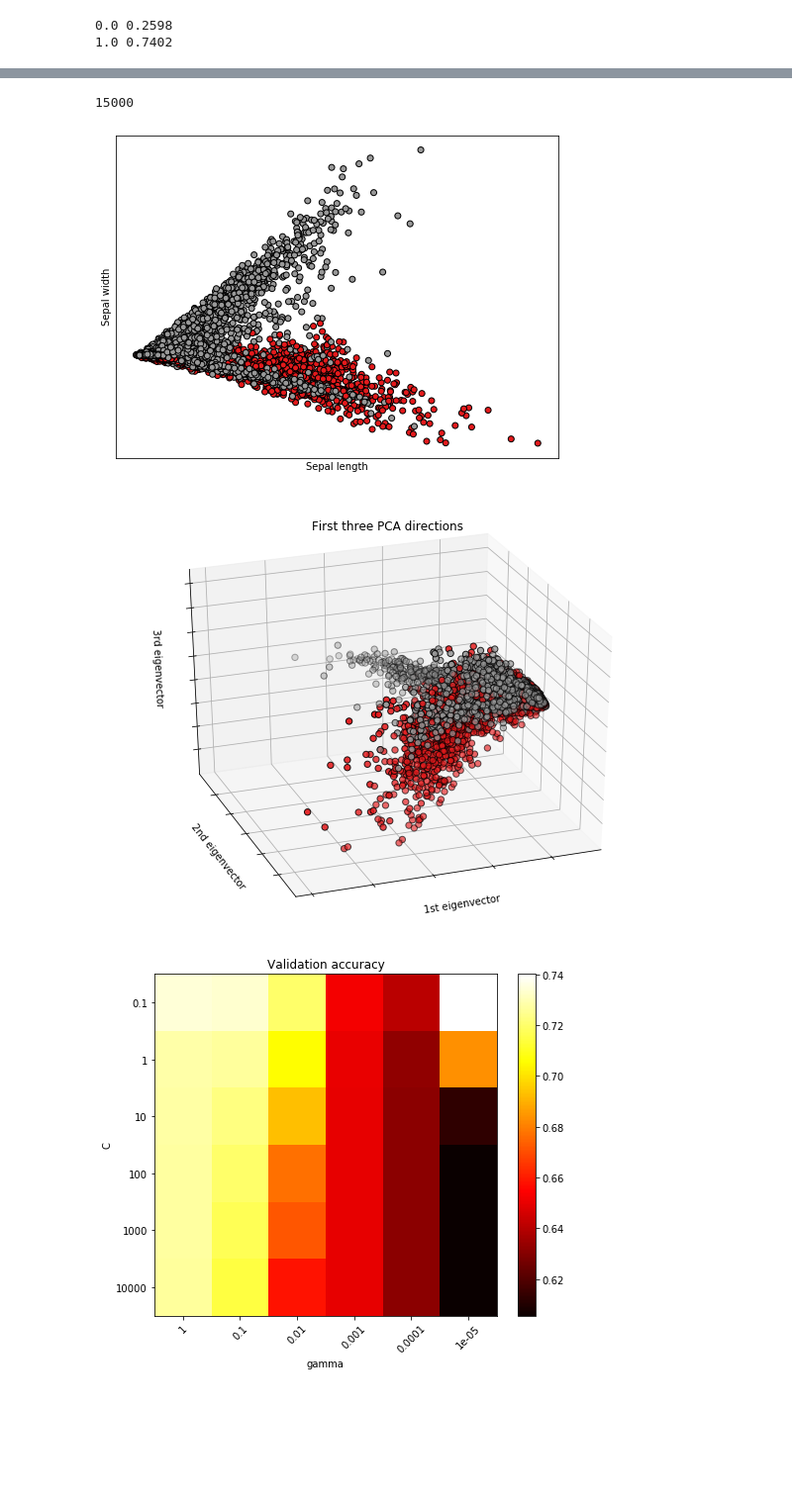
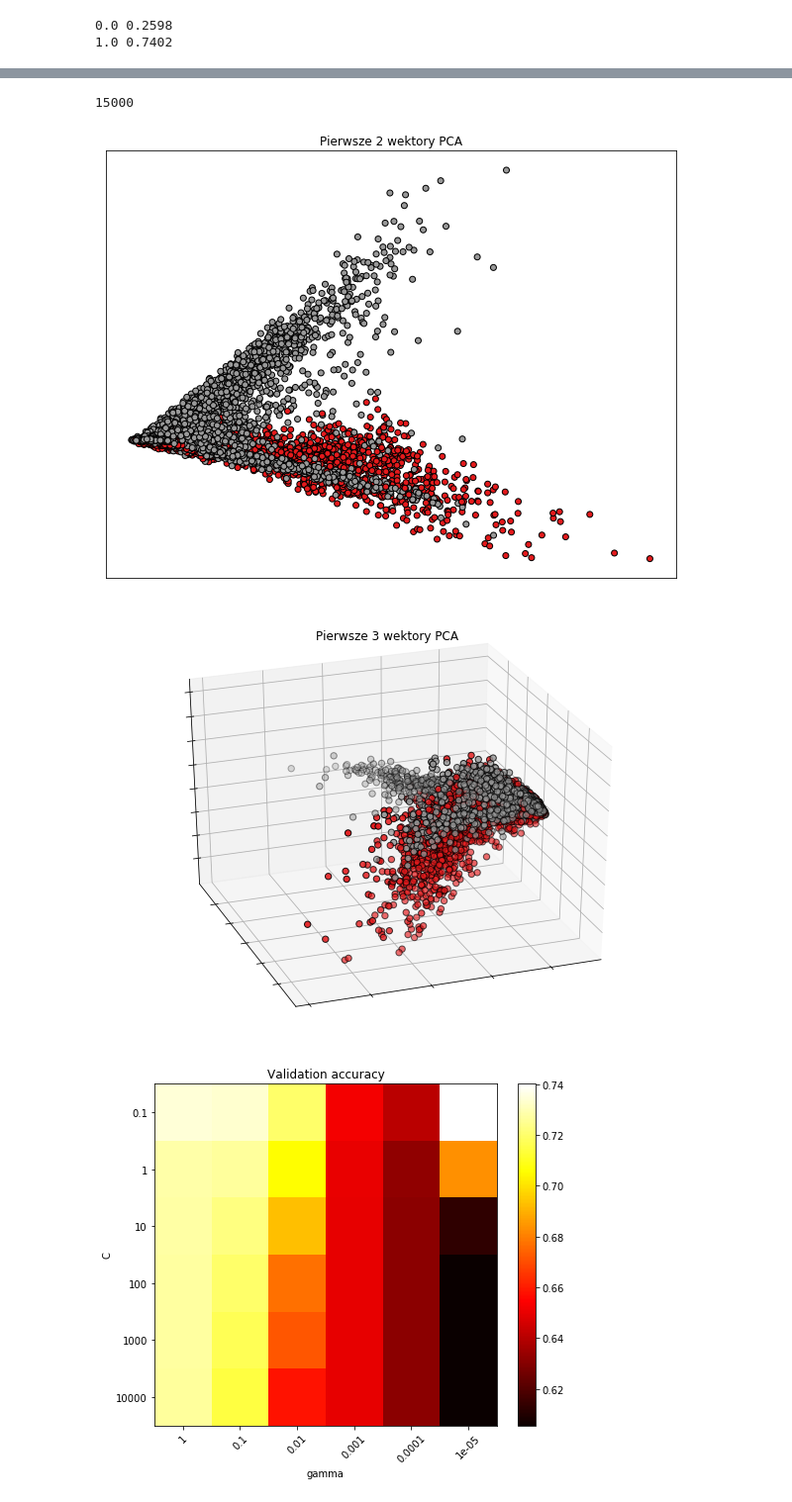
Before and after one commit to TheCommonCold/UM-lab-13, a Jupyter notebook: notebook.ipynb, the cells around one changed output, grey strips where cells are left out. Shown: that part at 99% size. Saved outputs shown, nothing was run; the diff lists cells and outputs as text; code cells hidden in the pictures; blank space fills up the shorter version.

```diff
--- a/notebook.ipynb
+++ b/notebook.ipynb
@@ -19,6 +19,13 @@ import pickle
 import numpy as np
 import matplotlib.pyplot as plt
 from matplotlib.colors import Normalize
+from sklearn import svm
+from sklearn.model_selection import GridSearchCV
+from sklearn.model_selection import StratifiedKFold
+from sklearn.metrics import make_scorer
+from imblearn.metrics import geometric_mean_score
+from sklearn.pipeline import Pipeline
+from sklearn.preprocessing import Normalizer
 
 import numpy as np
 np.set_printoptions(precision=4)
@@ -26,7 +33,8 @@ np.set_printoptions(suppress=True)
 
 data = np.genfromtxt(fname = '132234-svm.txt', dtype='str')
 
-X = data[1:,:-2].astype(np.float)
+
+X = data[1:,:-1].astype(np.float)
 y = data[1:,-1].astype(np.float)
 header = data[0]
 # %%
@@ -84,42 +141,40 @@ stat74 (array([115,   0,   0,   0,   0,   0,   0,   0,   0,   3], dtype=int64),
 import matplotlib.pyplot as plt
 from mpl_toolkits.mplot3d import Axes3D
 from sklearn import datasets
 from sklearn.decomposition import PCA
 
 
 X_scaled = StandardScaler().fit_transform(X)
 
 pca = PCA(n_components=2)
 pca_X = pca.fit_transform(X_scaled)
 print(len(pca_X))
 
-plt.figure(2, figsize=(8, 6))
-plt.clf()
+fig = plt.figure(2, figsize=(8, 6))
+ax = fig.add_axes([1,1,1,1])
 
 # Plot the training points
-plt.scatter(pca_X[:, 0], pca_X[:, 1], c=y, cmap=plt.cm.Set1,
+ax.set_title("Pierwsze 2 wektory PCA")
+ax.scatter(pca_X[:, 0], pca_X[:, 1], c=y, cmap=plt.cm.Set1,
             edgecolor='k')
-plt.xlabel('Sepal length')
-plt.ylabel('Sepal width')
 
 plt.xticks(())
 plt.yticks(())
+
+plt.savefig("2D.png", dpi=300, bbox_inches='tight')
 
 fig = plt.figure(1, figsize=(8, 6))
 ax = Axes3D(fig, elev=-150, azim=110)
 X_reduced = PCA(n_components=3).fit_transform(X_scaled)
 ax.scatter(X_reduced[:, 0], X_reduced[:, 1], X_reduced[:, 2], c=y,
            cmap=plt.cm.Set1, edgecolor='k', s=40)
-ax.set_title("First three PCA directions")
-ax.set_xlabel("1st eigenvector")
+ax.set_title("Pierwsze 3 wektory PCA")
 ax.w_xaxis.set_ticklabels([])
-ax.set_ylabel("2nd eigenvector")
 ax.w_yaxis.set_ticklabels([])
-ax.set_zlabel("3rd eigenvector")
 ax.w_zaxis.set_ticklabels([])
 
-plt.show()
+plt.savefig("3D.png", dpi=300, bbox_inches='tight')
 # %% [output]
 15000
-[figure, old version]
+[figure, new version]
-[figure, old version]
+[figure, new version]
```
Also changed, not shown: parts of 14 cells of this notebook, 41 other files.
